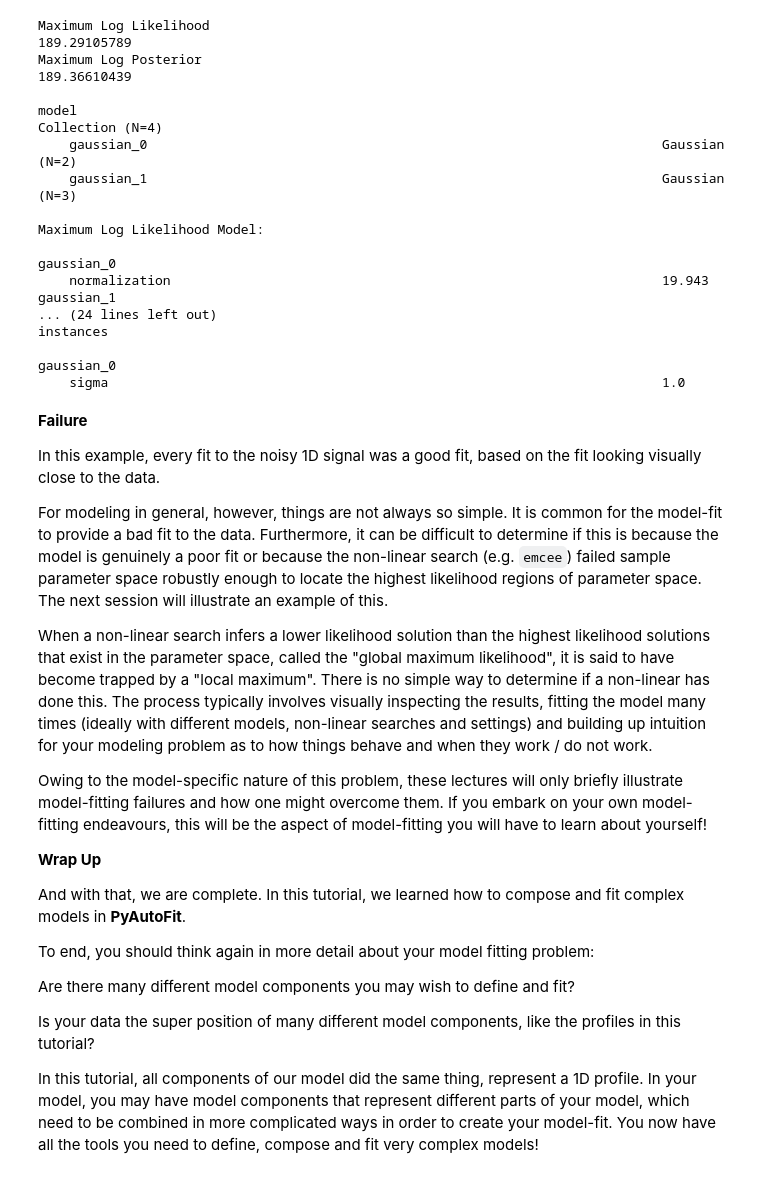
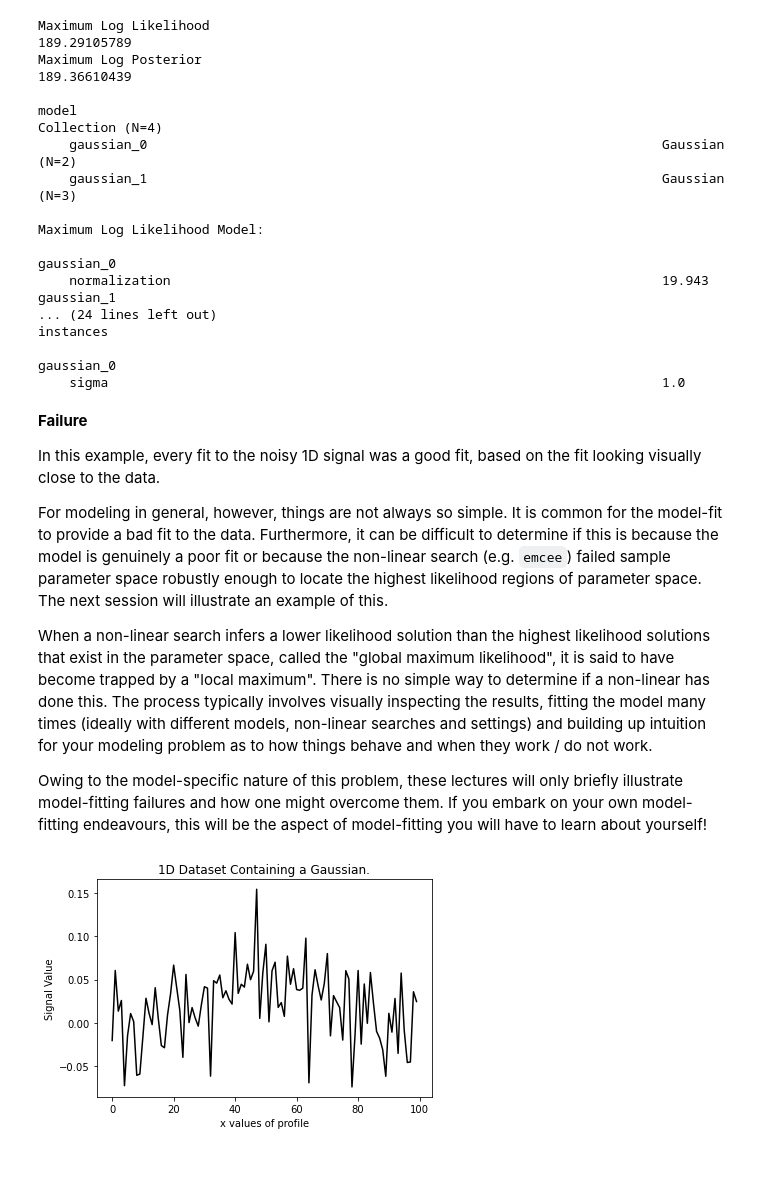
Before and after one commit to Jammy2211/precise_observational, a Jupyter notebook: session_1.ipynb, the cells around one changed output. Saved outputs shown, nothing was run; the diff lists cells and outputs as text; code cells hidden in the pictures.

Commit message:
tutorial 3 fixed

```diff
--- a/session_1.ipynb
+++ b/session_1.ipynb
@@ -1800,17 +1800,20 @@ done this. The process typically involves visually inspecting the results, fitti
 
 Owing to the model-specific nature of this problem, these lectures will only briefly illustrate model-fitting failures and how one might overcome them.
 If you embark on your own model-fitting endeavours, this will be the aspect of model-fitting you will have to learn about yourself!
-
-__Wrap Up__
-
-And with that, we are complete. In this tutorial, we learned how to compose and fit complex models in **PyAutoFit**.
-
-To end, you should think again in more detail about your model fitting problem:
-
- Are there many different model components you may wish to define and fit?
-
- Is your data the super position of many different model components, like the profiles in this tutorial?
-
- In this tutorial, all components of our model did the same thing, represent a 1D profile. In your model, you may
-have model components that represent different parts of your model, which need to be combined in more complicated ways
-in order to create your model-fit. You now have all the tools you need to define, compose and fit very complex models!
+# %%
+dataset_path = path.join("dataset", "example_1d", "gaussian_x2__offset_centres", "dataset_0")
+
+data = af.util.numpy_array_from_json(file_path=path.join(dataset_path, "data.json"))
+
+noise_map = af.util.numpy_array_from_json(
+    file_path=path.join(dataset_path, "noise_map.json")
+)
+
+xvalues = np.arange(data.shape[0])
+plt.plot(xvalues, data, color="k")
+plt.title("1D Dataset Containing a Gaussian.")
+plt.xlabel("x values of profile")
+plt.ylabel("Signal Value")
+plt.show()
+# %% [output]
+[figure, added]
```
Also changed, not shown: parts of 11 cells of this notebook, 37 other files.
